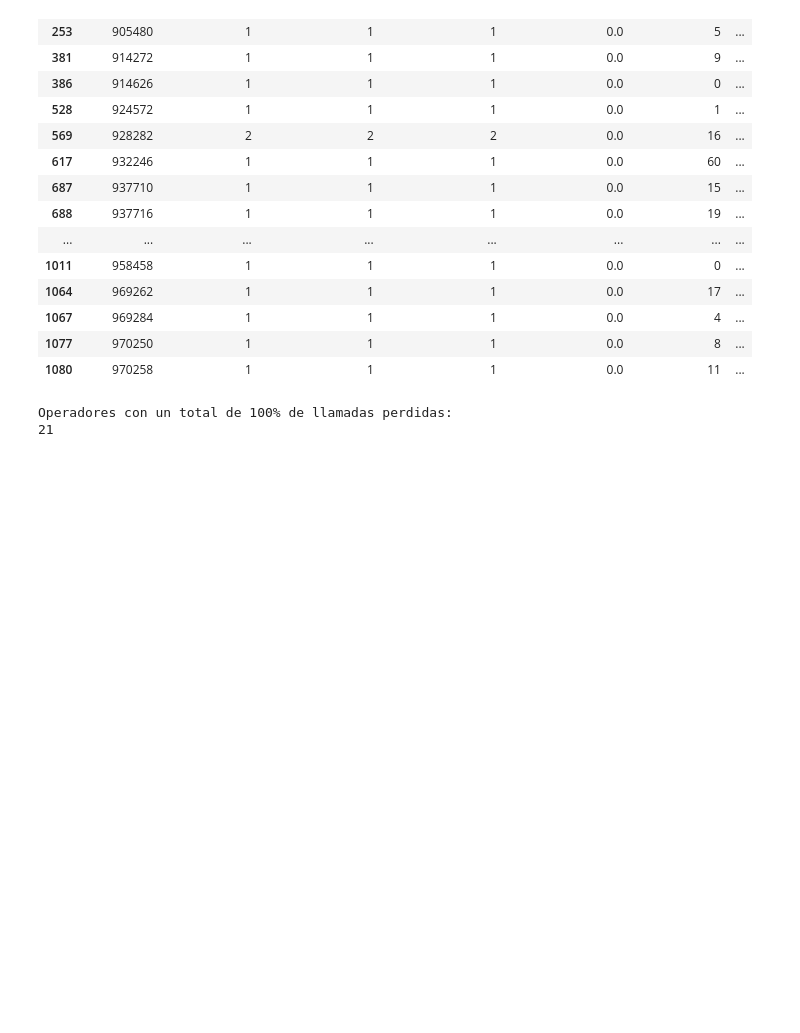
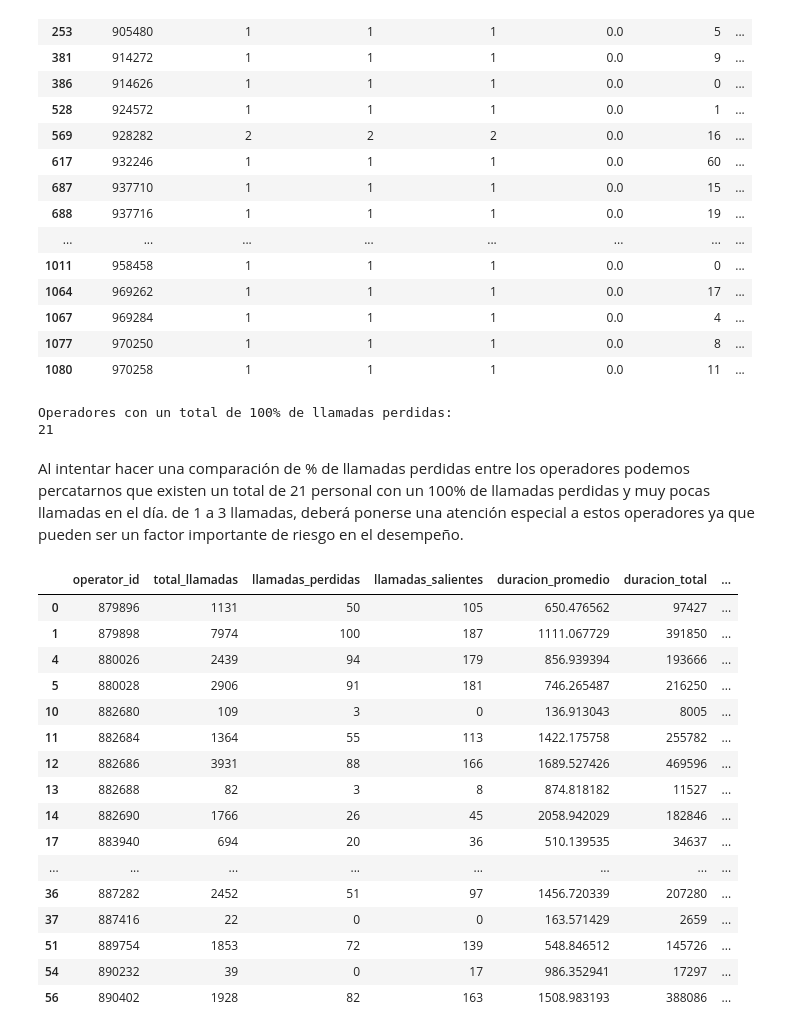
Before and after one commit to fttm-mdz/proyecto_final, a Jupyter notebook: notebooks/EDA_inicial.ipynb, the cells around one changed output. Saved outputs shown, nothing was run; the diff lists cells and outputs as text; code cells hidden in the pictures; blank space fills up the shorter version.

Commit message:
comparación

```diff
--- a/notebooks/EDA_inicial.ipynb
+++ b/notebooks/EDA_inicial.ipynb
@@ -382,3 +382,27 @@ print(ineficientes)
 # %% [output]
 Operadores con un total de 100% de llamadas perdidas:
 21
+# %% [markdown]
+Al intentar hacer una comparación de % de llamadas perdidas entre los operadores podemos percatarnos que existen un total de 21 personal con un 100% de llamadas perdidas y muy pocas llamadas en el día. de 1 a 3 llamadas, deberá ponerse una atención especial a estos operadores ya que pueden ser un factor importante de riesgo en el desempeño.
+# %%
+#Filtro de mejores operadores para comparación
+mejores = resumen_operadores[(resumen_operadores["porcentaje_perdidas"] <= 5) & (resumen_operadores["total_llamadas"] >= 10)]
+mejores.head(21)
+# %% [output]
+|  | operator_id | total_llamadas | llamadas_perdidas | llamadas_salientes | duracion_promedio | duracion_total | ... |
+| 0 | 879896 | 1131 | 50 | 105 | 650.476562 | 97427 | ... |
+| 1 | 879898 | 7974 | 100 | 187 | 1111.067729 | 391850 | ... |
+| 4 | 880026 | 2439 | 94 | 179 | 856.939394 | 193666 | ... |
+| 5 | 880028 | 2906 | 91 | 181 | 746.265487 | 216250 | ... |
+| 10 | 882680 | 109 | 3 | 0 | 136.913043 | 8005 | ... |
+| 11 | 882684 | 1364 | 55 | 113 | 1422.175758 | 255782 | ... |
+| 12 | 882686 | 3931 | 88 | 166 | 1689.527426 | 469596 | ... |
+| 13 | 882688 | 82 | 3 | 8 | 874.818182 | 11527 | ... |
+| 14 | 882690 | 1766 | 26 | 45 | 2058.942029 | 182846 | ... |
+| 17 | 883940 | 694 | 20 | 36 | 510.139535 | 34637 | ... |
+| ... | ... | ... | ... | ... | ... | ... | ... |
+| 36 | 887282 | 2452 | 51 | 97 | 1456.720339 | 207280 | ... |
+| 37 | 887416 | 22 | 0 | 0 | 163.571429 | 2659 | ... |
+| 51 | 889754 | 1853 | 72 | 139 | 548.846512 | 145726 | ... |
+| 54 | 890232 | 39 | 0 | 17 | 986.352941 | 17297 | ... |
+| 56 | 890402 | 1928 | 82 | 163 | 1508.983193 | 388086 | ... |
```
Also changed, not shown: parts of 1 cell of this notebook.
